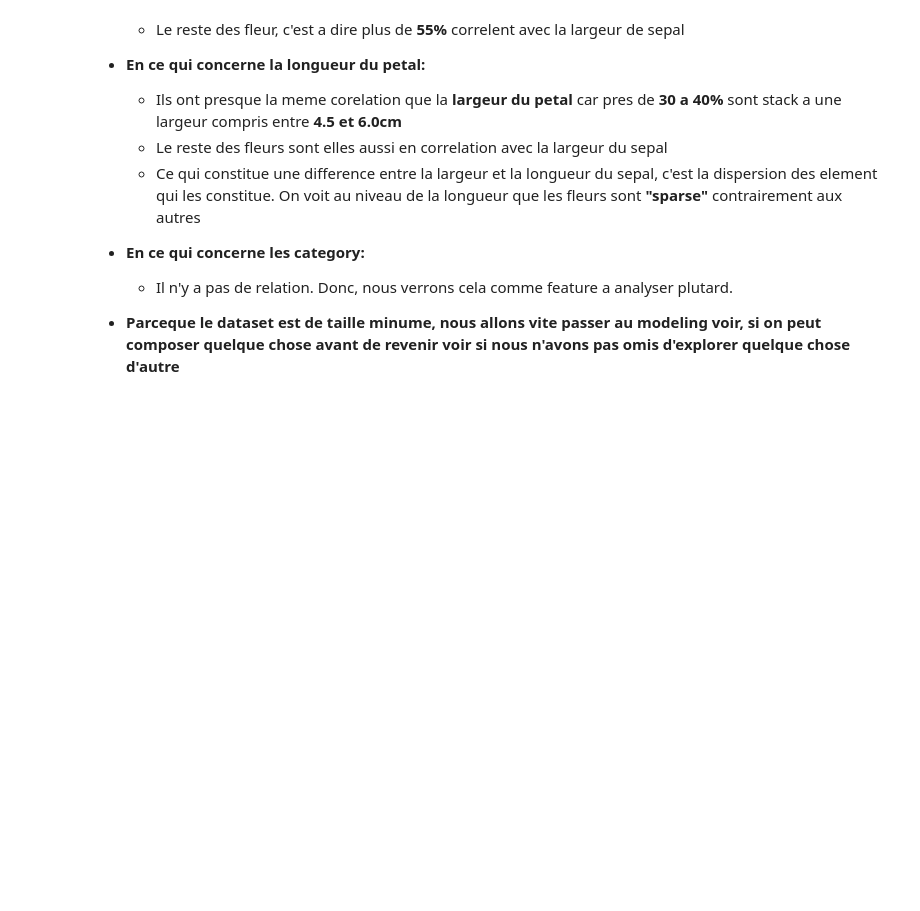
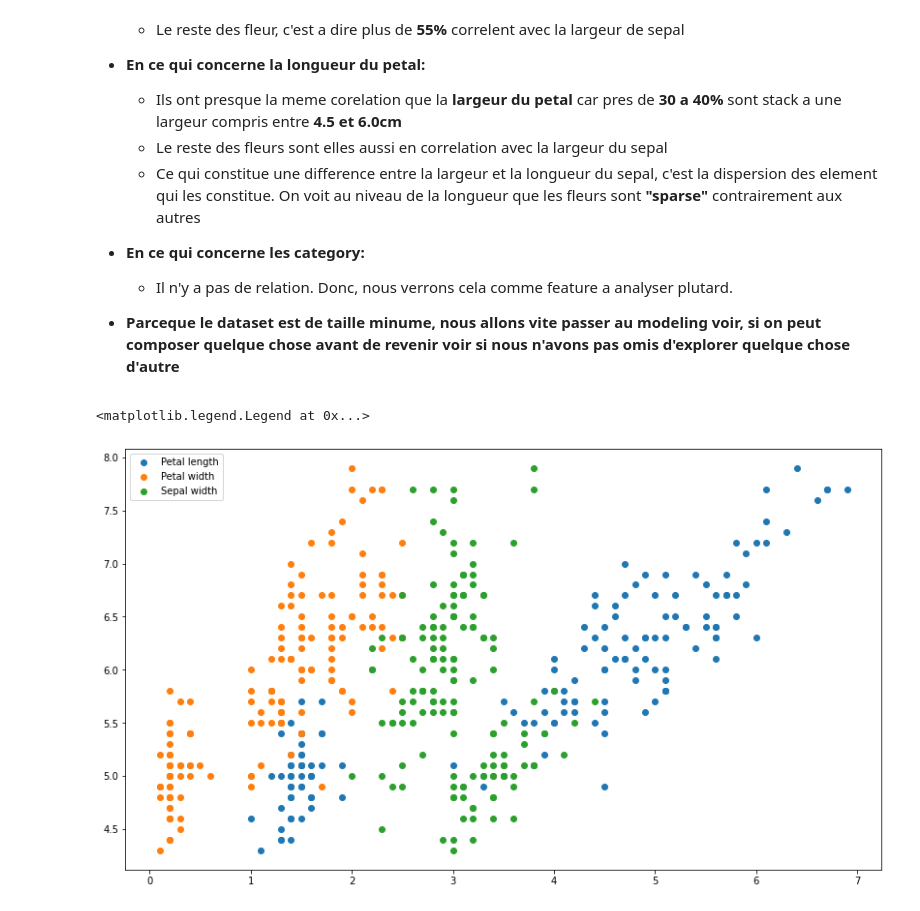
Before and after one commit to Kidchris/Regression, a Jupyter notebook: IrisFlowersEDA.ipynb, the cells around one changed output. Cells and saved outputs as stored; diff of their text form; code cells hidden in the pictures; blank space fills up the shorter version.

```diff
--- a/IrisFlowersEDA.ipynb
+++ b/IrisFlowersEDA.ipynb
@@ -86,3 +88,13 @@ for i in range(4):
     - Il n'y a pas de relation. Donc, nous verrons cela comme feature a analyser plutard.
 
 - **Parceque le dataset est de taille minume, nous allons vite passer au modeling voir, si on peut composer quelque chose avant de revenir voir si nous n'avons pas omis d'explorer quelque chose d'autre**
+# %%
+## Visualisons le width et le height du sepal pour voir a quoi ca ressemble
+plt.figure(figsize=(14,8))
+plt.scatter(features["petal length (cm)"], target, label="Petal length")
+plt.scatter(features["petal width (cm)"],target, label="Petal width")
+plt.scatter(features["sepal width (cm)"],target, label="Sepal width")
+plt.legend()
+# %% [output]
+<matplotlib.legend.Legend at 0x...>
+[figure, added]
```
Also changed, not shown: parts of 2 cells of this notebook.
